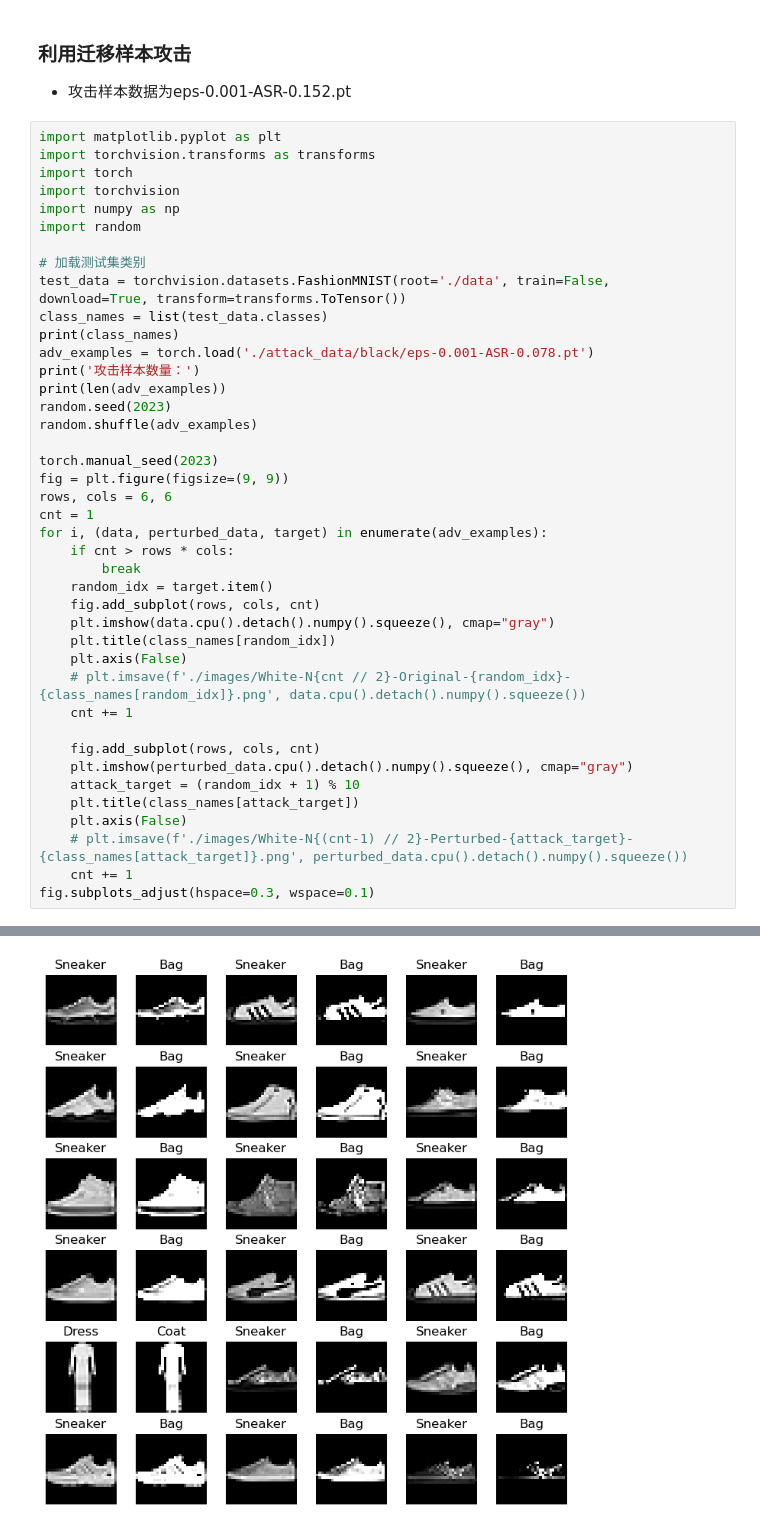
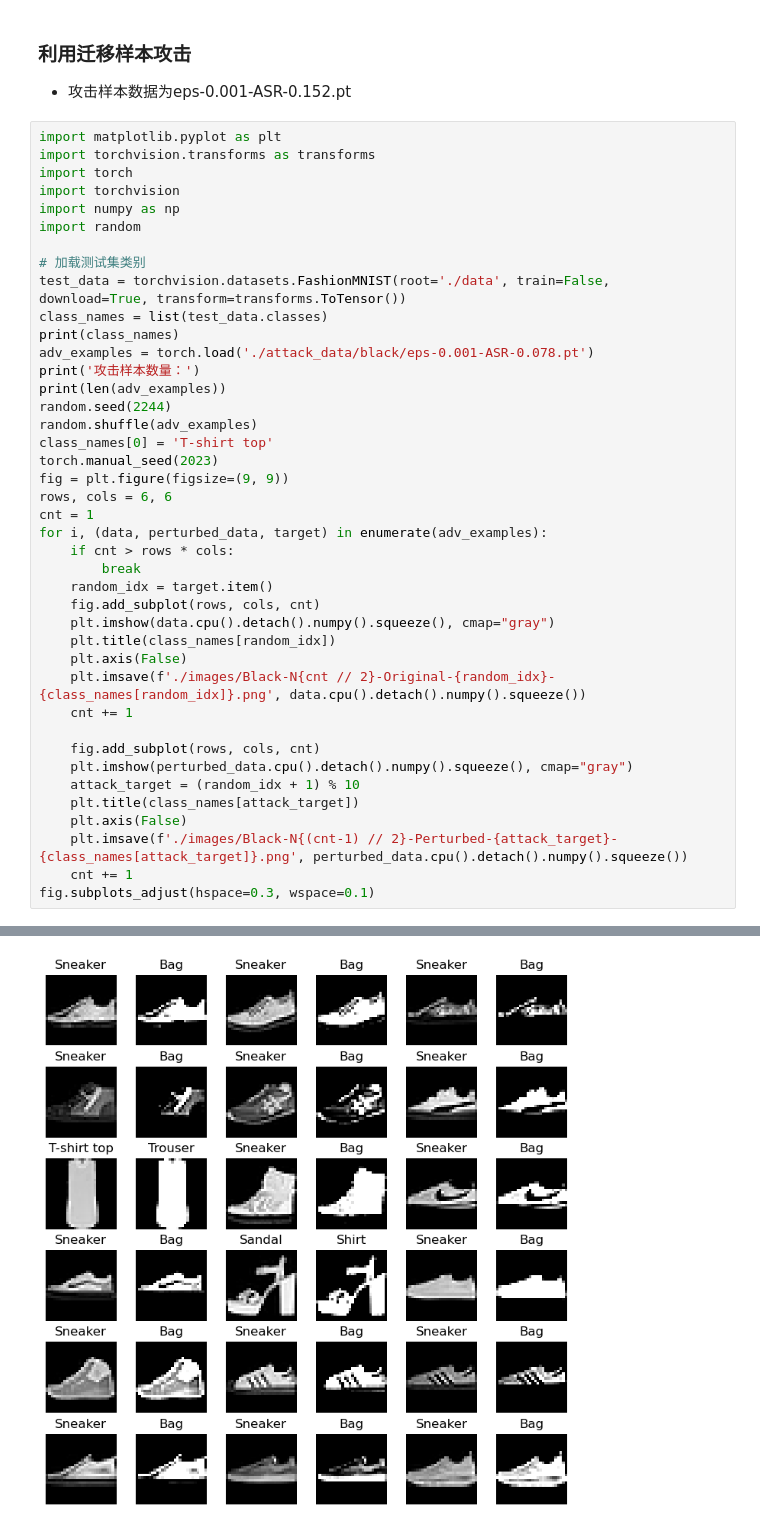
Before and after one commit to AkexStar/LiGe-DeepLearning-PKUCourse, a Jupyter notebook: homework-2/black-attack.ipynb, the cells around one changed output, grey strips where cells are left out. Cells and saved outputs as stored; diff of their text form.

```diff
--- a/homework-2/black-attack.ipynb
+++ b/homework-2/black-attack.ipynb
@@ -161,35 +161,35 @@ class_names = list(test_data.classes)
 print(class_names)
 adv_examples = torch.load('./attack_data/black/eps-0.001-ASR-0.078.pt')
 print('攻击样本数量：')
 print(len(adv_examples))
-random.seed(2023)
+random.seed(2244)
 random.shuffle(adv_examples)
-
+class_names[0] = 'T-shirt top'
 torch.manual_seed(2023)
 fig = plt.figure(figsize=(9, 9))
 rows, cols = 6, 6
 cnt = 1
 for i, (data, perturbed_data, target) in enumerate(adv_examples):
     if cnt > rows * cols:
         break
     random_idx = target.item()
     fig.add_subplot(rows, cols, cnt)
     plt.imshow(data.cpu().detach().numpy().squeeze(), cmap="gray")
     plt.title(class_names[random_idx])
     plt.axis(False)
-    # plt.imsave(f'./images/White-N{cnt // 2}-Original-{random_idx}-{class_names[random_idx]}.png', data.cpu().detach().numpy().squeeze())
+    plt.imsave(f'./images/Black-N{cnt // 2}-Original-{random_idx}-{class_names[random_idx]}.png', data.cpu().detach().numpy().squeeze())
     cnt += 1
 
     fig.add_subplot(rows, cols, cnt)
     plt.imshow(perturbed_data.cpu().detach().numpy().squeeze(), cmap="gray")
     attack_target = (random_idx + 1) % 10
     plt.title(class_names[attack_target])
     plt.axis(False)
-    # plt.imsave(f'./images/White-N{(cnt-1) // 2}-Perturbed-{attack_target}-{class_names[attack_target]}.png', perturbed_data.cpu().detach().numpy().squeeze())
+    plt.imsave(f'./images/Black-N{(cnt-1) // 2}-Perturbed-{attack_target}-{class_names[attack_target]}.png', perturbed_data.cpu().detach().numpy().squeeze())
     cnt += 1
 fig.subplots_adjust(hspace=0.3, wspace=0.1)
 # %% [output]
 ['T-shirt/top', 'Trouser', 'Pullover', 'Dress', 'Coat', 'Sandal', 'Shirt', 'Sneaker', 'Bag', 'Ankle boot']
 攻击样本数量：
 78
-[figure, old version]
+[figure, new version]
```
Also changed, not shown: parts of 3 cells of this notebook, 20 other files.
